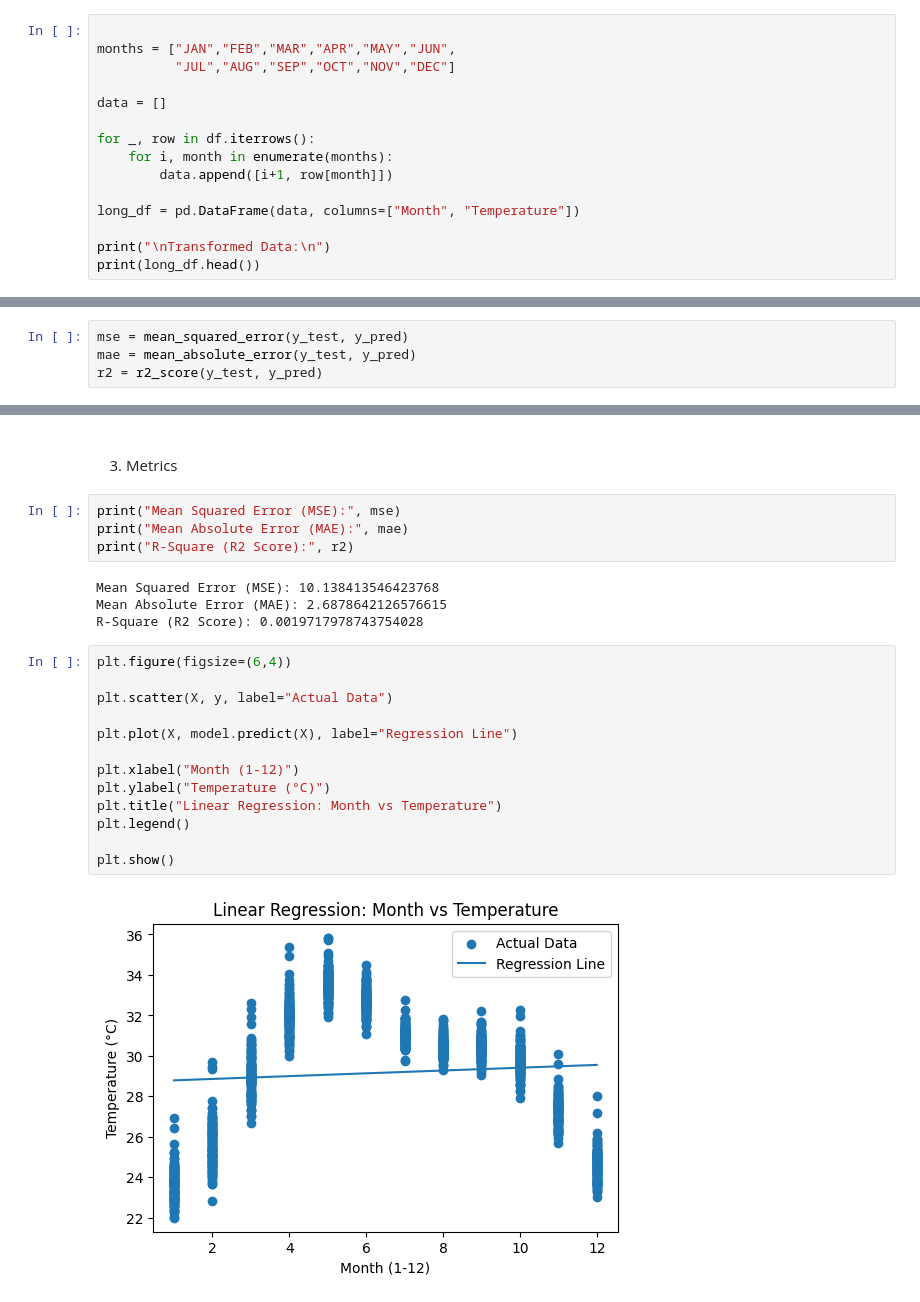
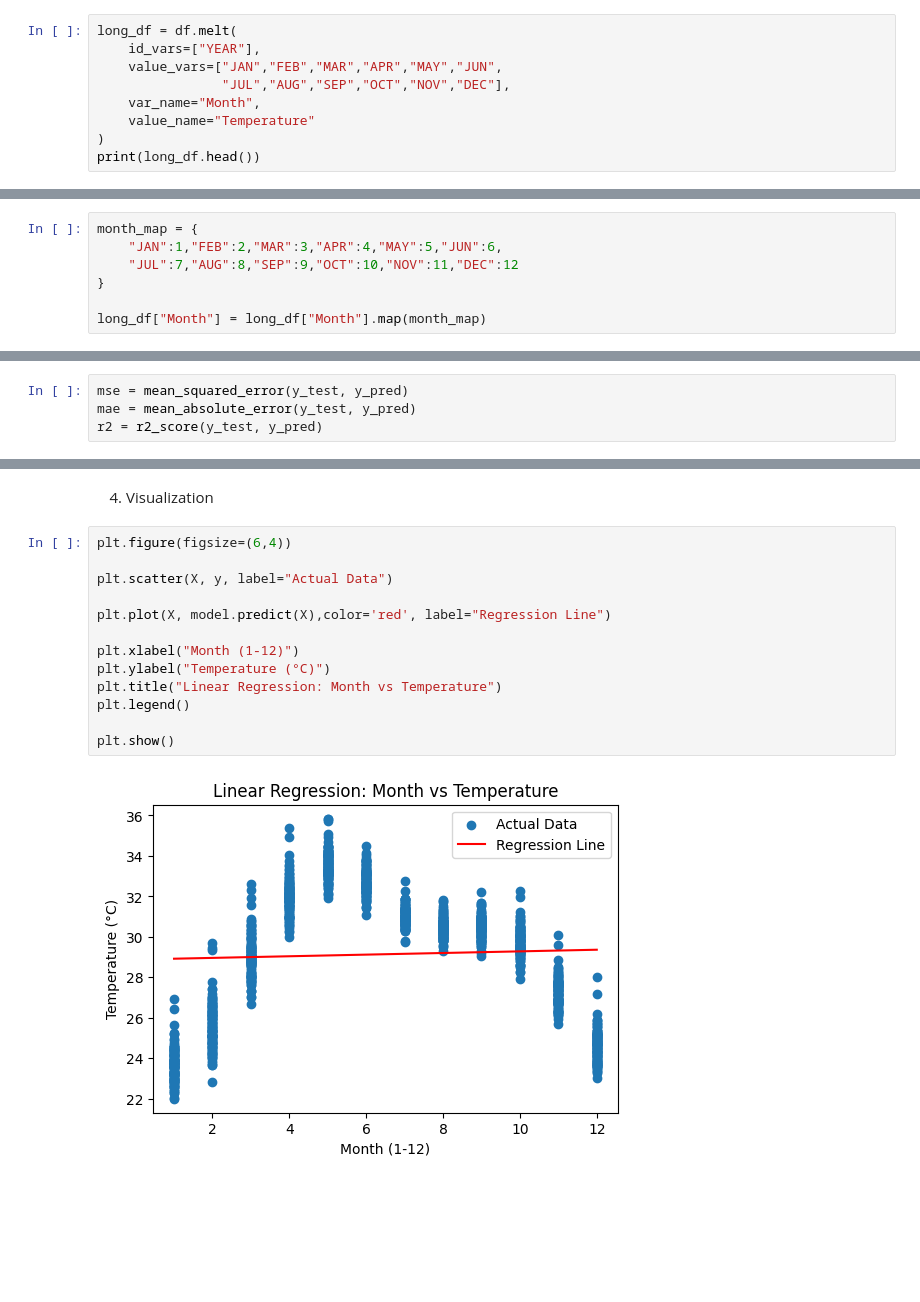
Before and after one commit to farhansys/ML_SY_CSAI_D_61, a Jupyter notebook: Asssignment10.ipynb, the cells around one changed output, grey strips where cells are left out. Cells and saved outputs as stored; diff of their text form; blank space fills up the shorter version.

```diff
--- a/Asssignment10.ipynb
+++ b/Asssignment10.ipynb
@@ -66,16 +68,10 @@ First 5 Rows:
 # %%
-
-months = ["JAN","FEB","MAR","APR","MAY","JUN",
-          "JUL","AUG","SEP","OCT","NOV","DEC"]
-
-data = []
-
-for _, row in df.iterrows():
-    for i, month in enumerate(months):
-        data.append([i+1, row[month]])
-
-long_df = pd.DataFrame(data, columns=["Month", "Temperature"])
-
-print("\nTransformed Data:\n")
+long_df = df.melt(
+    id_vars=["YEAR"],
+    value_vars=["JAN","FEB","MAR","APR","MAY","JUN",
+                "JUL","AUG","SEP","OCT","NOV","DEC"],
+    var_name="Month",
+    value_name="Temperature"
+)
 print(long_df.head())
 # %% [output]
@@ -89,0 +84,7 @@ Transformed Data:
+# %%
+month_map = {
+    "JAN":1,"FEB":2,"MAR":3,"APR":4,"MAY":5,"JUN":6,
+    "JUL":7,"AUG":8,"SEP":9,"OCT":10,"NOV":11,"DEC":12
+}
+
+long_df["Month"] = long_df["Month"].map(month_map)
@@ -128,27 +143,17 @@ R-Square (R2 Score): -0.0223282591644669
-# %% [markdown]
->
-# %% [markdown]
- 3. Metrics
-# %%
-print("Mean Squared Error (MSE):", mse)
-print("Mean Absolute Error (MAE):", mae)
-print("R-Square (R2 Score):", r2)
-# %% [output]
-Mean Squared Error (MSE): 10.138413546423768
-Mean Absolute Error (MAE): 2.6878642126576615
-R-Square (R2 Score): 0.0019717978743754028
+# %% [markdown]
+4. Visualization
 # %%
 plt.figure(figsize=(6,4))
 
 plt.scatter(X, y, label="Actual Data")
 
-plt.plot(X, model.predict(X), label="Regression Line")
+plt.plot(X, model.predict(X),color='red', label="Regression Line")
 
 plt.xlabel("Month (1-12)")
 plt.ylabel("Temperature (°C)")
 plt.title("Linear Regression: Month vs Temperature")
 plt.legend()
 
 plt.show()
 # %% [output]
-[figure, old version]
+[figure, new version]
```
Also changed, not shown: parts of 9 cells of this notebook.
